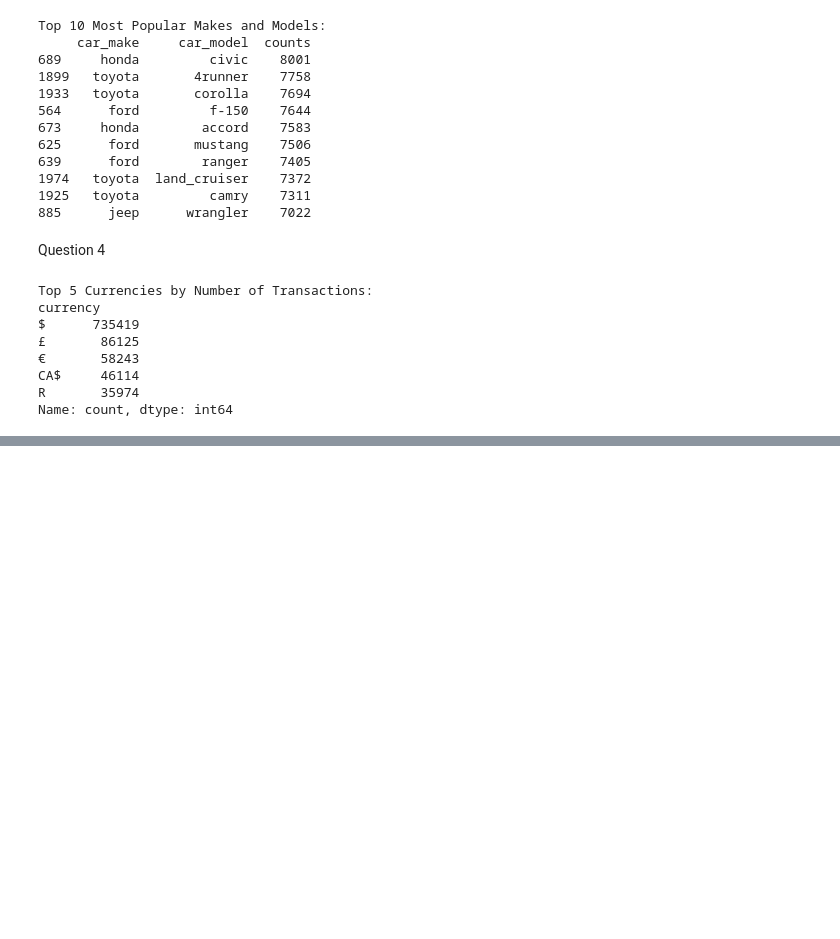
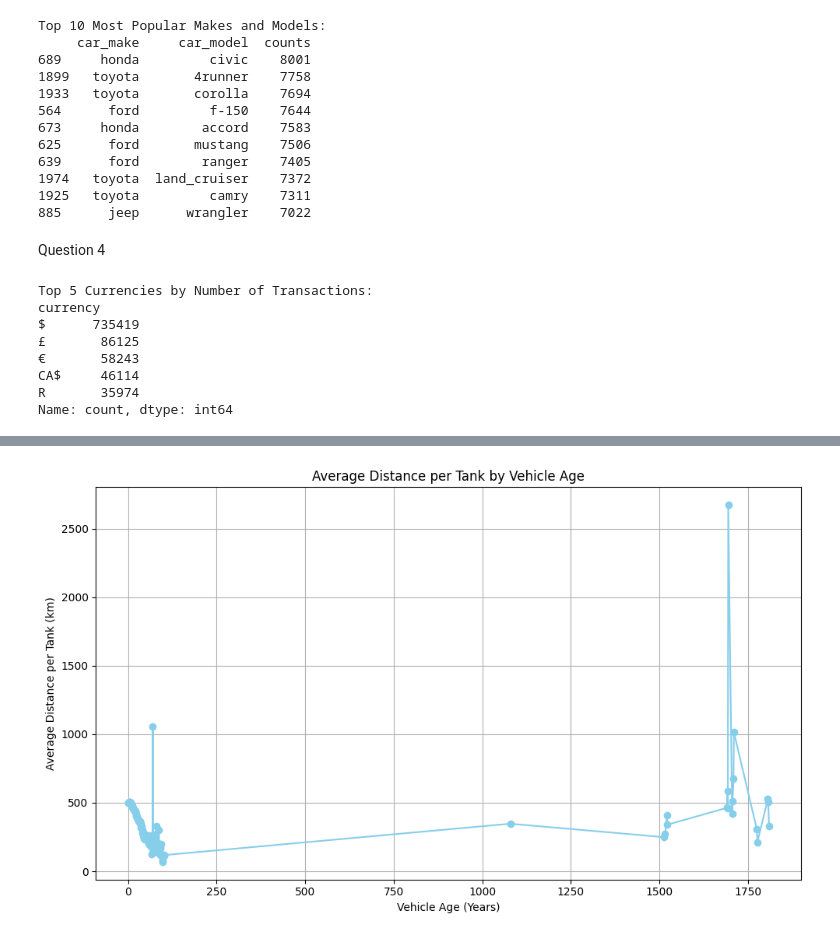
Before and after one commit to Daggy2002/DVE-Assignments, a Jupyter notebook: Assignment1/main.ipynb, the cells around one changed output, grey strips where cells are left out. Saved outputs shown, nothing was run; the diff lists cells and outputs as text; code cells hidden in the pictures; blank space fills up the shorter version.

```diff
--- a/Assignment1/main.ipynb
+++ b/Assignment1/main.ipynb
@@ -546,0 +705,18 @@ Number of values removed after accounting for outliers: 43410
+# %%
+df['km_driven'] = df['miles'] * 1.60934
+
+# Step 4: Group by vehicle age and calculate the average distance per tank
+average_distance_by_age = df.groupby('vehicle_age')['km_driven'].mean()
+
+# Step 5: Plot the results
+plt.figure(figsize=(10, 6))
+plt.plot(average_distance_by_age.index, average_distance_by_age.values, marker='o', linestyle='-', color='skyblue')
+
+plt.title('Average Distance per Tank by Vehicle Age')
+plt.xlabel('Vehicle Age (Years)')
+plt.ylabel('Average Distance per Tank (km)')
+plt.grid(True)
+plt.tight_layout()
+plt.show()
+# %% [output]
+[figure, added]
```
Also changed, not shown: parts of 10 cells of this notebook.
